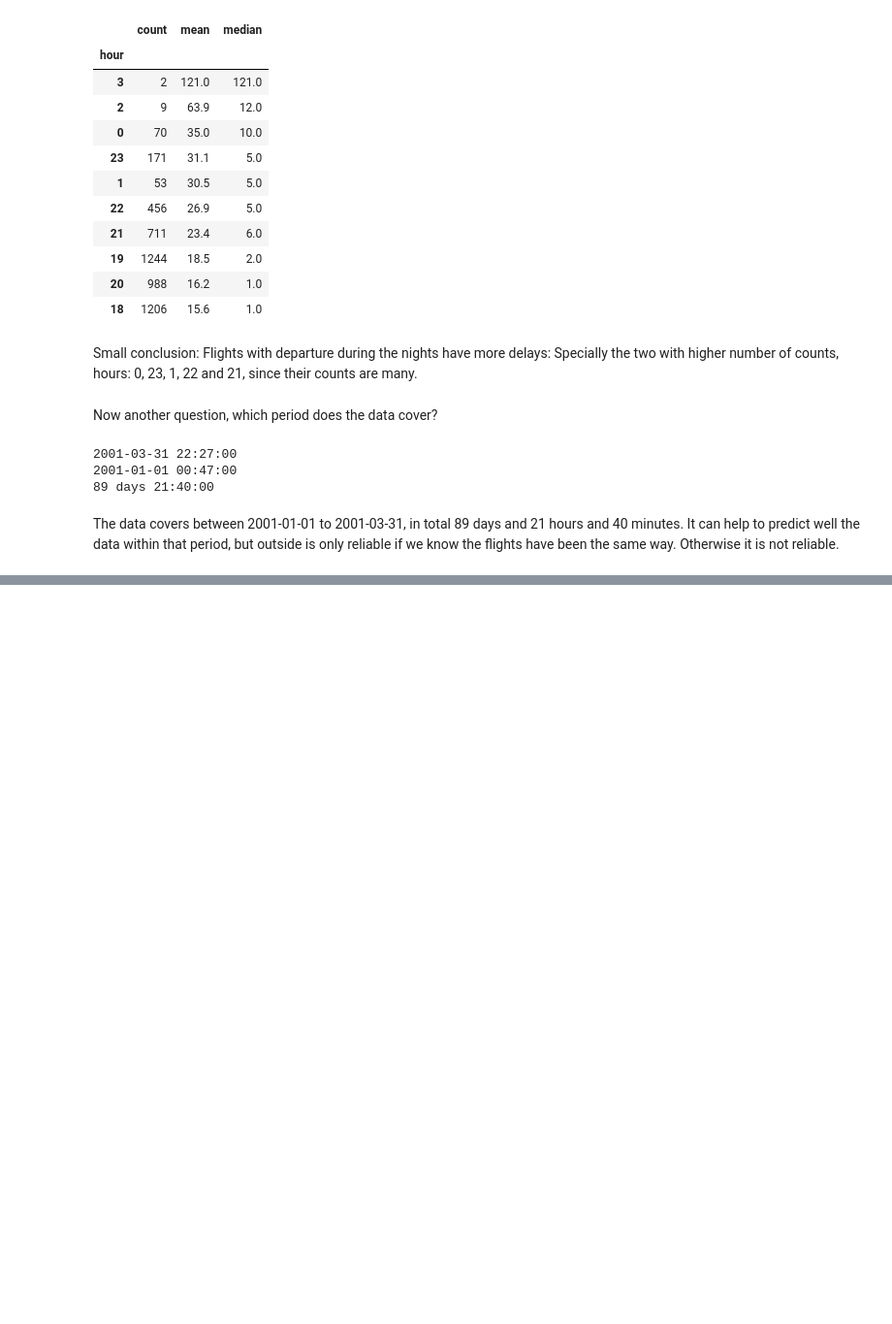
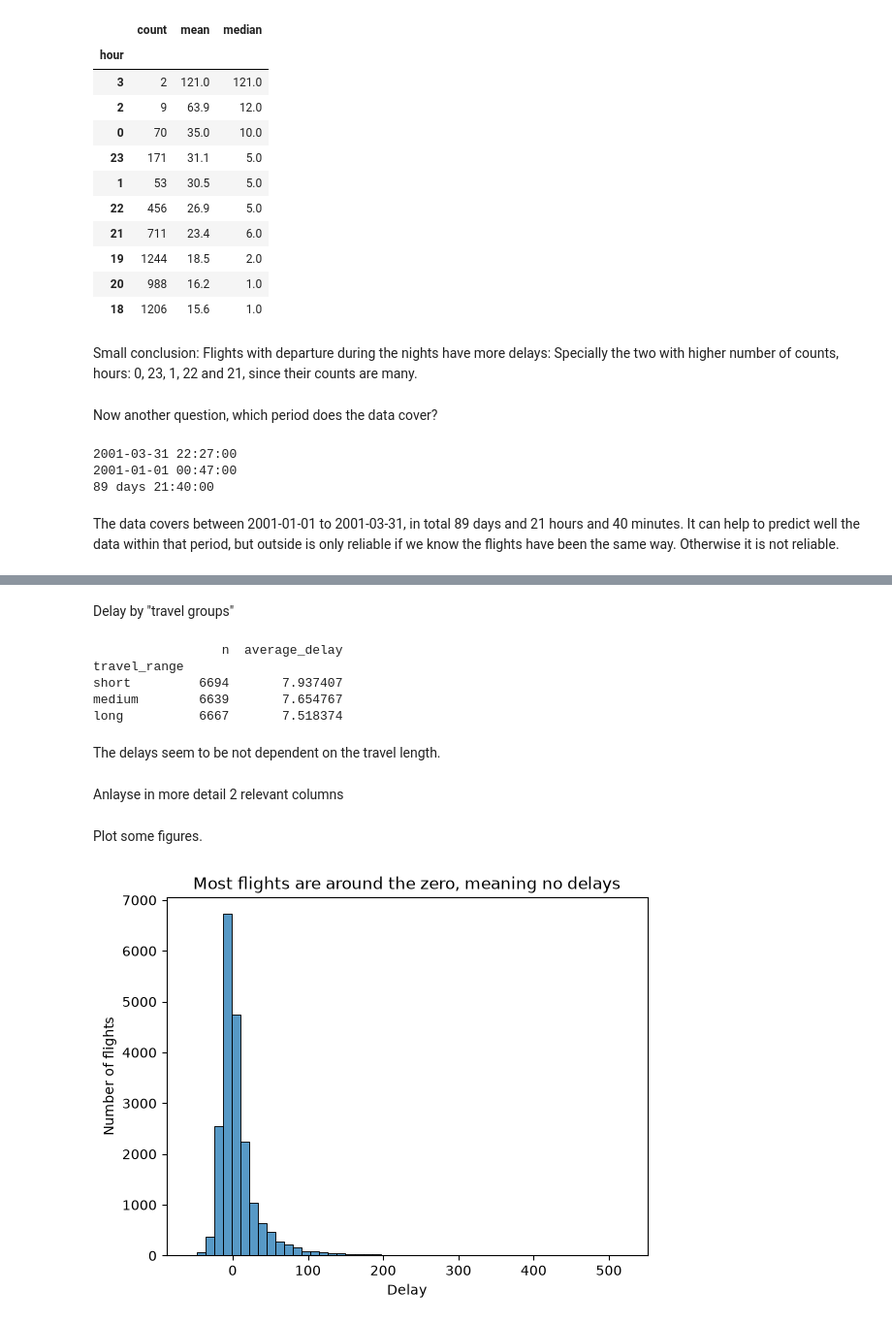
Before and after one commit to MurtazaRafi/Lexicon26, a Jupyter notebook: DataVisualization/Project.ipynb, the cells around one changed output, grey strips where cells are left out. Shown at 97% size. Cells and saved outputs as stored; diff of their text form; code cells hidden in the pictures; blank space fills up the shorter version.

Commit message:
some experiments with plots

```diff
--- a/DataVisualization/Project.ipynb
+++ b/DataVisualization/Project.ipynb
@@ -366,0 +389,38 @@ It can help to predict well the data within that period, but outside is only rel
+# %% [markdown]
+Delay by "travel groups"
+# %%
+merged['travel_range'] = pd.qcut(merged['distance'], 3, labels=['short', 'medium', 'long'])
+
+merged.head(3)
+
+delay_by_group = merged.groupby('travel_range', observed=True).agg(
+    n=('iata', 'count'),
+    average_delay=('delay', 'mean')
+)
+print(delay_by_group)
+# %% [output]
+                 n  average_delay
+travel_range
+short         6694       7.937407
+medium        6639       7.654767
+long          6667       7.518374
+# %% [markdown]
+The delays seem to be not dependent on the travel length.
+# %% [markdown]
+Anlayse in more detail 2 relevant columns
+# %% [markdown]
+Plot some figures.
+# %%
+fig, ax = plt.subplots()
+
+# ax = axes
+
+sns.histplot(data=merged, x='delay', bins=50, ax=ax)
+
+ax.set_title('Most flights are around the zero, meaning no delays')
+ax.set_xlabel('Delay')
+ax.set_ylabel('Number of flights')
+
+plt.show()
+# %% [output]
+[figure, added]
```
Also changed, not shown: parts of 15 cells of this notebook, 1 other file.
